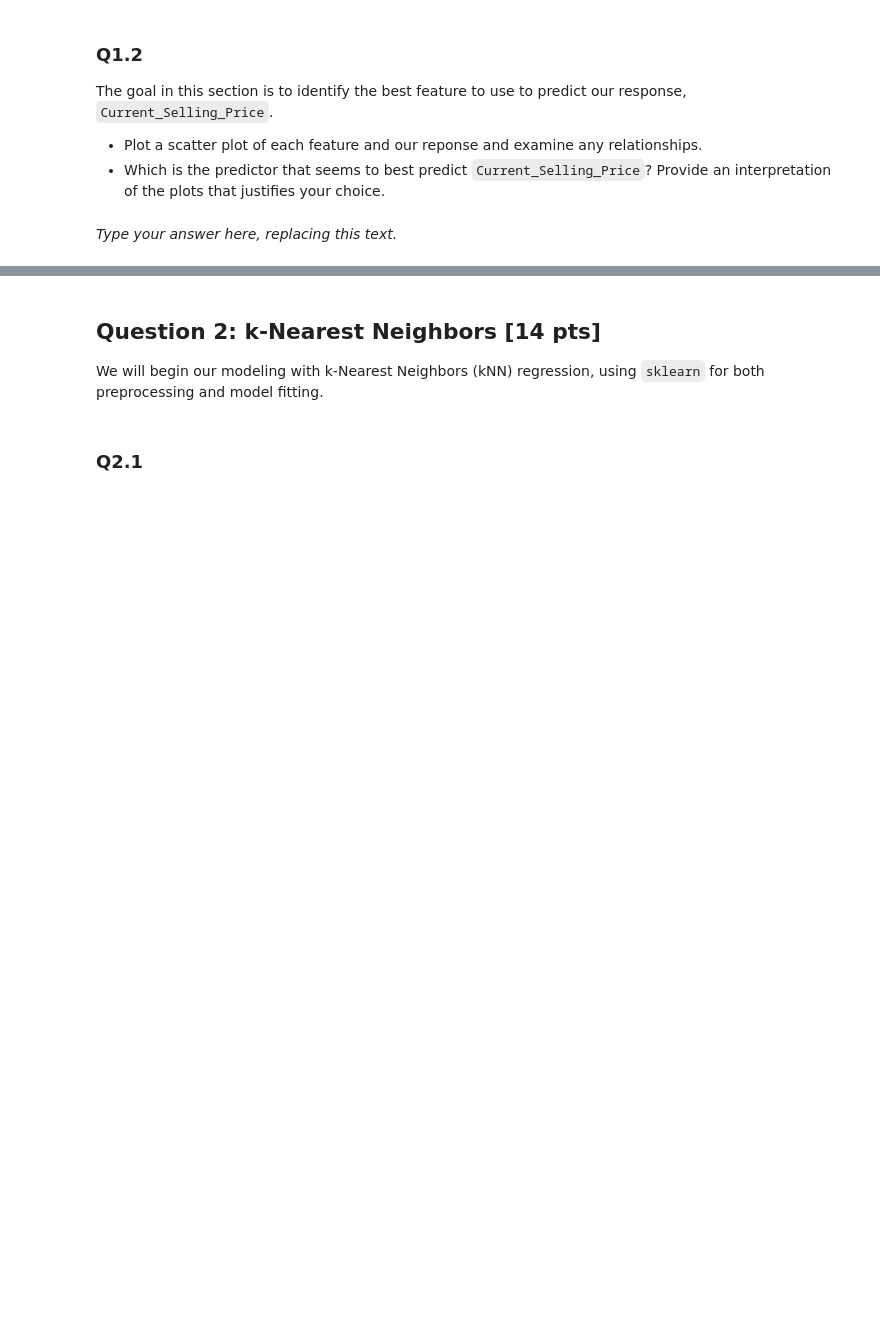
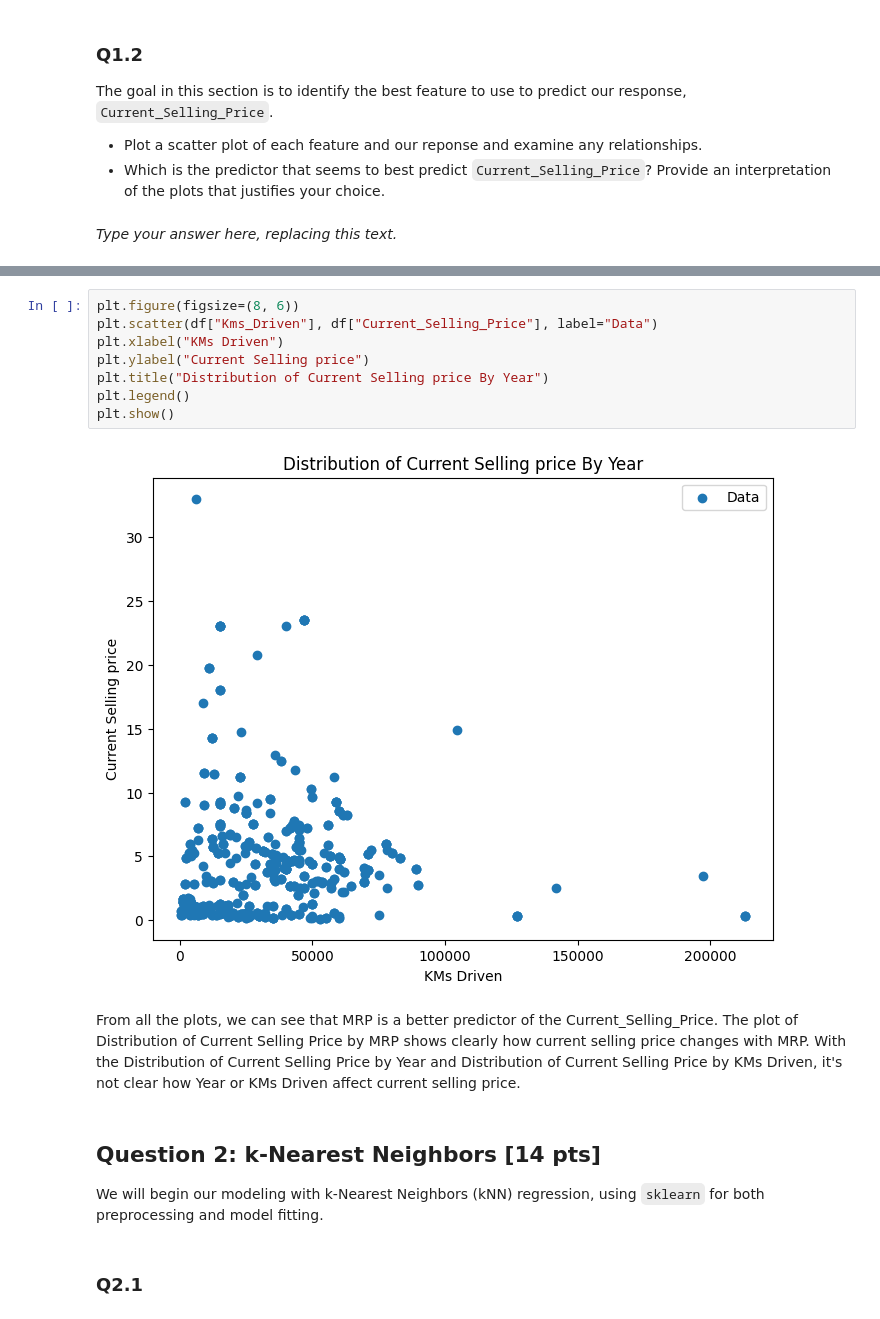
Before and after one commit to chlovec/hues_programs, a Jupyter notebook: cscie_1090a/cs1090a_hw2/cs1090a_hw2.ipynb, the cells around one changed output, grey strips where cells are left out. Cells and saved outputs as stored; diff of their text form; blank space fills up the shorter version.

```diff
--- a/cscie_1090a/cs1090a_hw2/cs1090a_hw2.ipynb
+++ b/cscie_1090a/cs1090a_hw2/cs1090a_hw2.ipynb
@@ -156,3 +206,15 @@ _Type your answer here, replacing this text._
+# %%
+plt.figure(figsize=(8, 6))
+plt.scatter(df["Kms_Driven"], df["Current_Selling_Price"], label="Data")
+plt.xlabel("KMs Driven")
+plt.ylabel("Current Selling price")
+plt.title("Distribution of Current Selling price By Year")
+plt.legend()
+plt.show()
+# %% [output]
+[figure, added]
+# %% [markdown]
+From all the plots, we can see that MRP is a better predictor of the Current_Selling_Price. The plot of Distribution of Current Selling Price by MRP shows clearly how current selling price changes with MRP. With the Distribution of Current Selling Price by Year and Distribution of Current Selling Price by KMs Driven, it's not clear how Year or KMs Driven affect current selling price.
 # %% [markdown]
 <!-- END QUESTION -->
 
```
Also changed, not shown: parts of 11 cells of this notebook, 21 other files.
